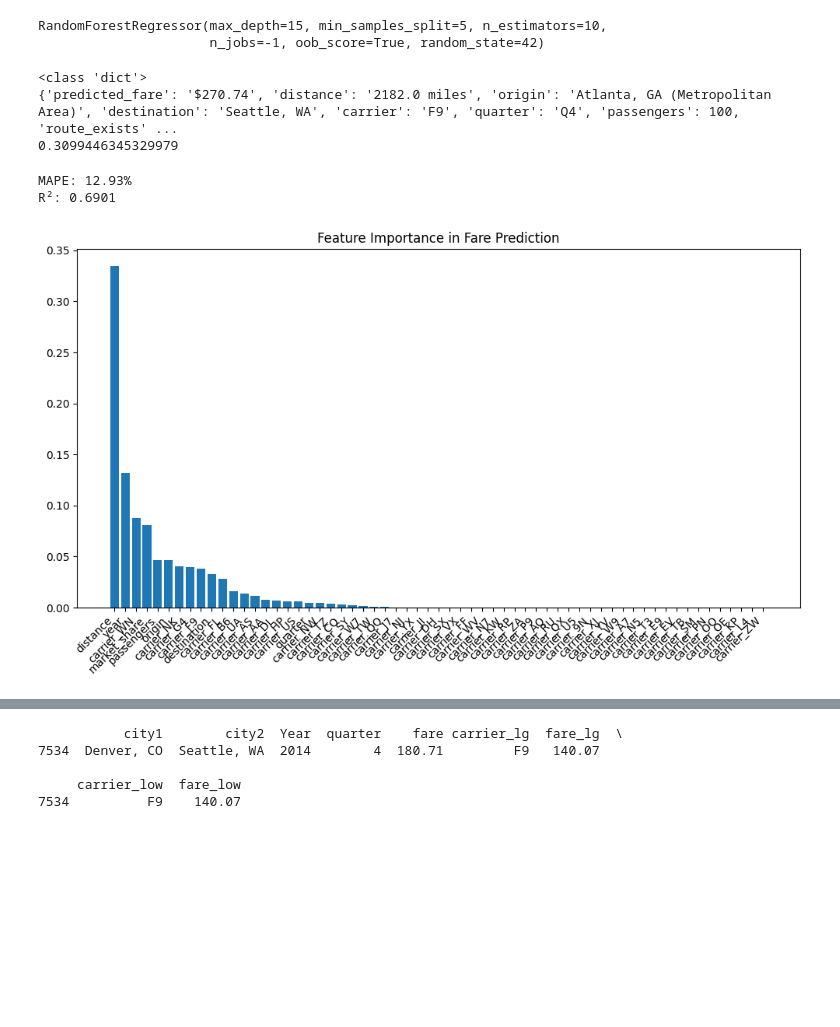
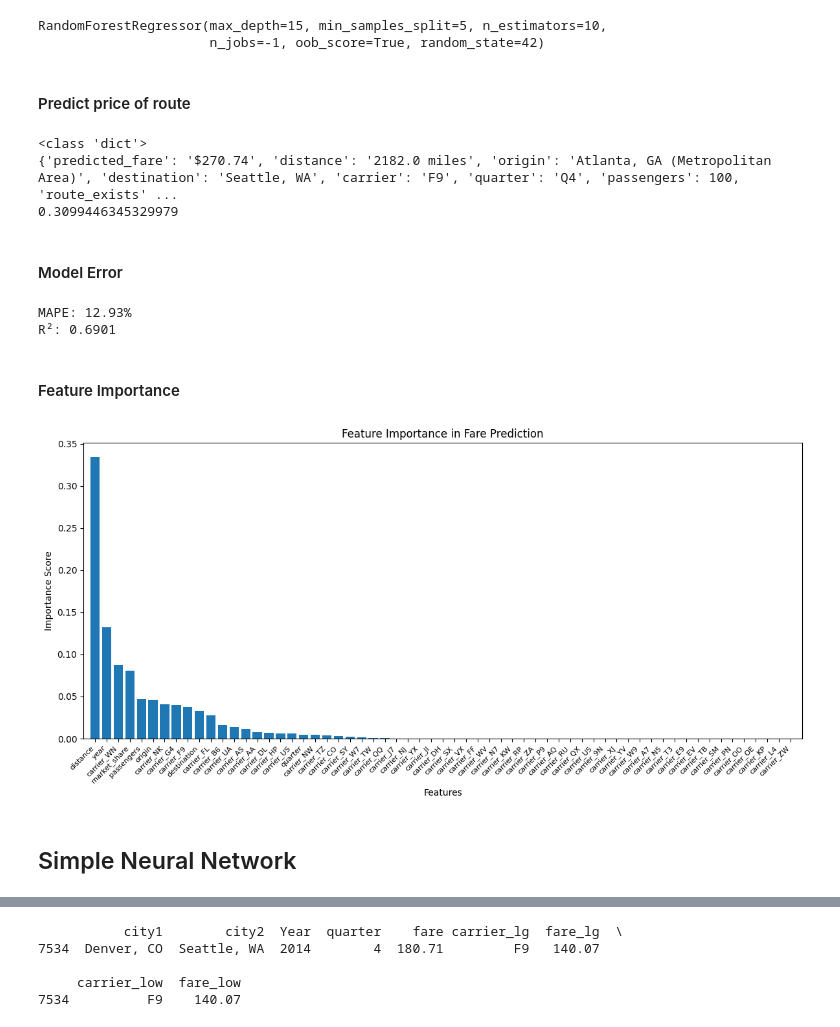
Before and after one commit to devinar25/flight-data-proj, a Jupyter notebook: main.ipynb, the cells around one changed output, grey strips where cells are left out. Saved outputs shown, nothing was run; the diff lists cells and outputs as text; code cells hidden in the pictures; blank space fills up the shorter version.

```diff
--- a/main.ipynb
+++ b/main.ipynb
@@ -520 +534,3 @@ RandomForestRegressor(max_depth=15, min_samples_split=5, n_estimators=10,
+# %% [markdown]
+#### Predict price of route
 # %%
@@ -544,4 +558,6 @@ print(oob_error)
 <class 'dict'>
 {'predicted_fare': '$270.74', 'distance': '2182.0 miles', 'origin': 'Atlanta, GA (Metropolitan Area)', 'destination': 'Seattle, WA', 'carrier': 'F9', 'quarter': 'Q4', 'passengers': 100, 'route_exists' ...
 0.3099446345329979
+# %% [markdown]
+#### Model Error
 # %%
@@ -557,21 +570,27 @@ print(f"R²: {r2:.4f}")
 # %% [output]
 MAPE: 12.93%
 R²: 0.6901
+# %% [markdown]
+#### Feature Importance
 # %%
-# Plot feature importance
 importances = pd.DataFrame({
     'feature': X.columns,
     'importance': model.feature_importances_
 }).sort_values('importance', ascending=False)
 
-plt.figure(figsize=(10, 6))
+plt.figure(figsize=(12, 6))
 plt.bar(importances['feature'], importances['importance'])
-plt.xticks(rotation=45, ha='right')
+plt.xticks(rotation=45, ha='right', fontsize=8)
+plt.xlabel('Features')
+plt.ylabel('Importance Score')
 plt.title('Feature Importance in Fare Prediction')
+plt.margins(x=0.01)
 plt.tight_layout()
 plt.show()
 # %% [output]
-[figure, old version]
+[figure, new version]
+# %% [markdown]
+## Simple Neural Network
 # %%
 from sklearn.neural_network import MLPRegressor
 from sklearn.preprocessing import StandardScaler
```
Also changed, not shown: parts of 23 cells of this notebook.
